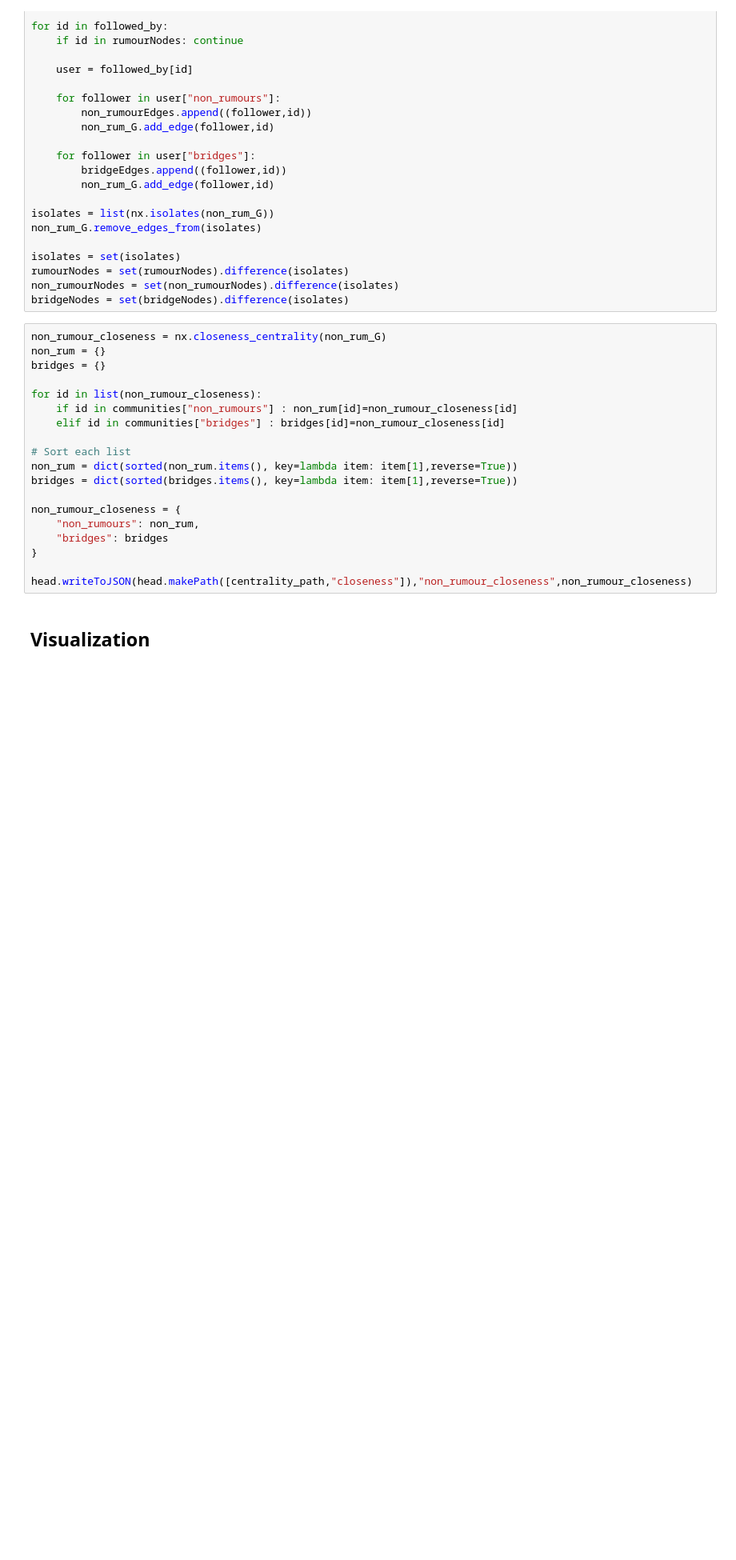
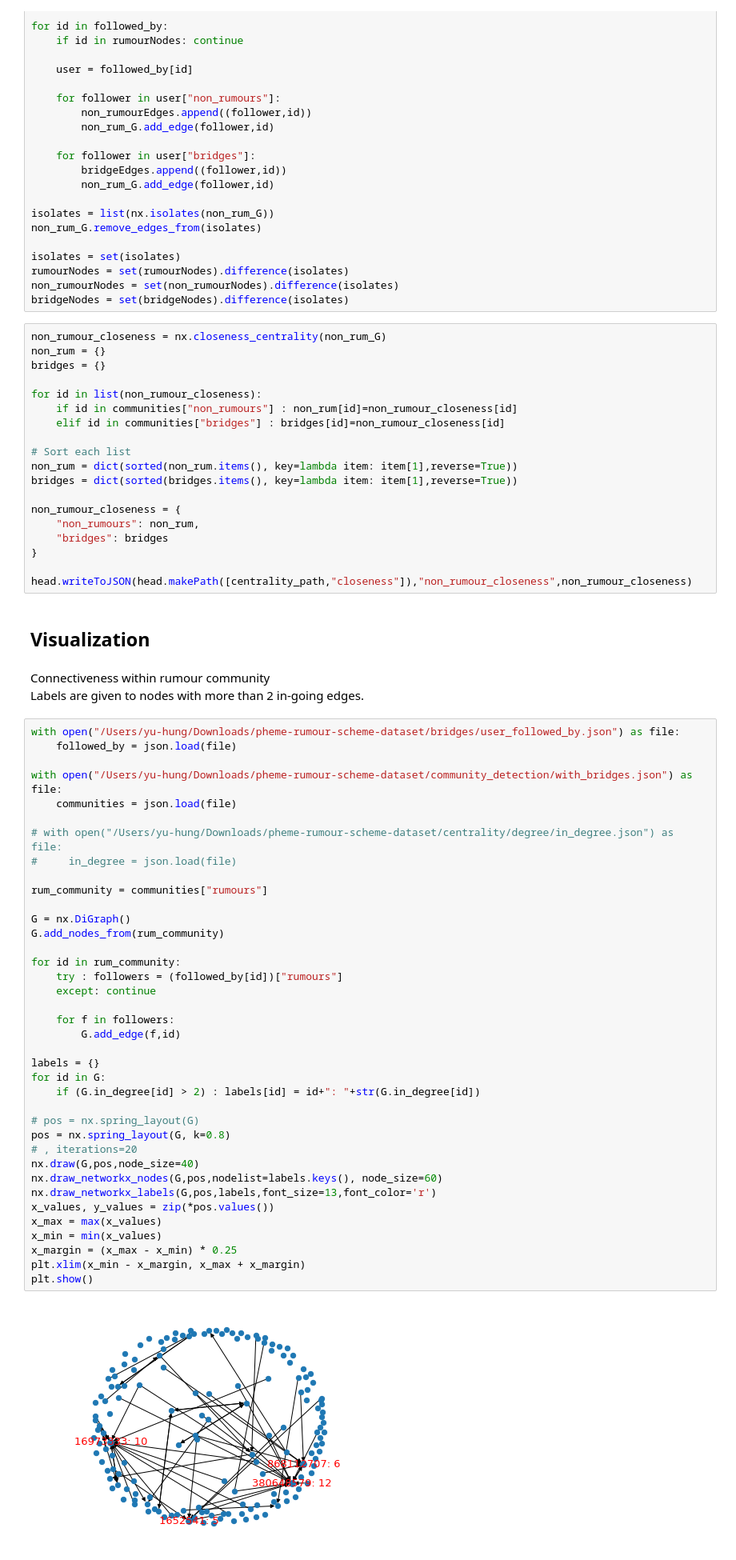
Before and after one commit to YuHung-Chiang/Network-Analysis, a Jupyter notebook: centrality/centrality.ipynb, the cells around one changed output. Shown at 80% size. Cells and saved outputs as stored; diff of their text form; blank space fills up the shorter version.

```diff
--- a/centrality/centrality.ipynb
+++ b/centrality/centrality.ipynb
@@ -275,3 +279,46 @@ non_rumour_closeness = {
 head.writeToJSON(head.makePath([centrality_path,"closeness"]),"non_rumour_closeness",non_rumour_closeness)
 # %% [markdown]
 ## Visualization
+# %% [markdown]
+Connectiveness within rumour community
+Labels are given to nodes with more than 2 in-going edges.
+# %%
+with open("/Users/yu-hung/Downloads/pheme-rumour-scheme-dataset/bridges/user_followed_by.json") as file:
+    followed_by = json.load(file)
+
+with open("/Users/yu-hung/Downloads/pheme-rumour-scheme-dataset/community_detection/with_bridges.json") as file:
+    communities = json.load(file)
+
+# with open("/Users/yu-hung/Downloads/pheme-rumour-scheme-dataset/centrality/degree/in_degree.json") as file:
+#     in_degree = json.load(file)
+
+rum_community = communities["rumours"]
+
+G = nx.DiGraph()
+G.add_nodes_from(rum_community)
+
+for id in rum_community:
+    try : followers = (followed_by[id])["rumours"]
+    except: continue
+
+    for f in followers:
+        G.add_edge(f,id)
+
+labels = {}
+for id in G:
+    if (G.in_degree[id] > 2) : labels[id] = id+": "+str(G.in_degree[id])
+
+# pos = nx.spring_layout(G)
+pos = nx.spring_layout(G, k=0.8)
+# , iterations=20
+nx.draw(G,pos,node_size=40)
+nx.draw_networkx_nodes(G,pos,nodelist=labels.keys(), node_size=60)
+nx.draw_networkx_labels(G,pos,labels,font_size=13,font_color='r')
+x_values, y_values = zip(*pos.values())
+x_max = max(x_values)
+x_min = min(x_values)
+x_margin = (x_max - x_min) * 0.25
+plt.xlim(x_min - x_margin, x_max + x_margin)
+plt.show()
+# %% [output]
+[figure, added]
```
Also changed, not shown: parts of 5 cells of this notebook, 7 other files.
